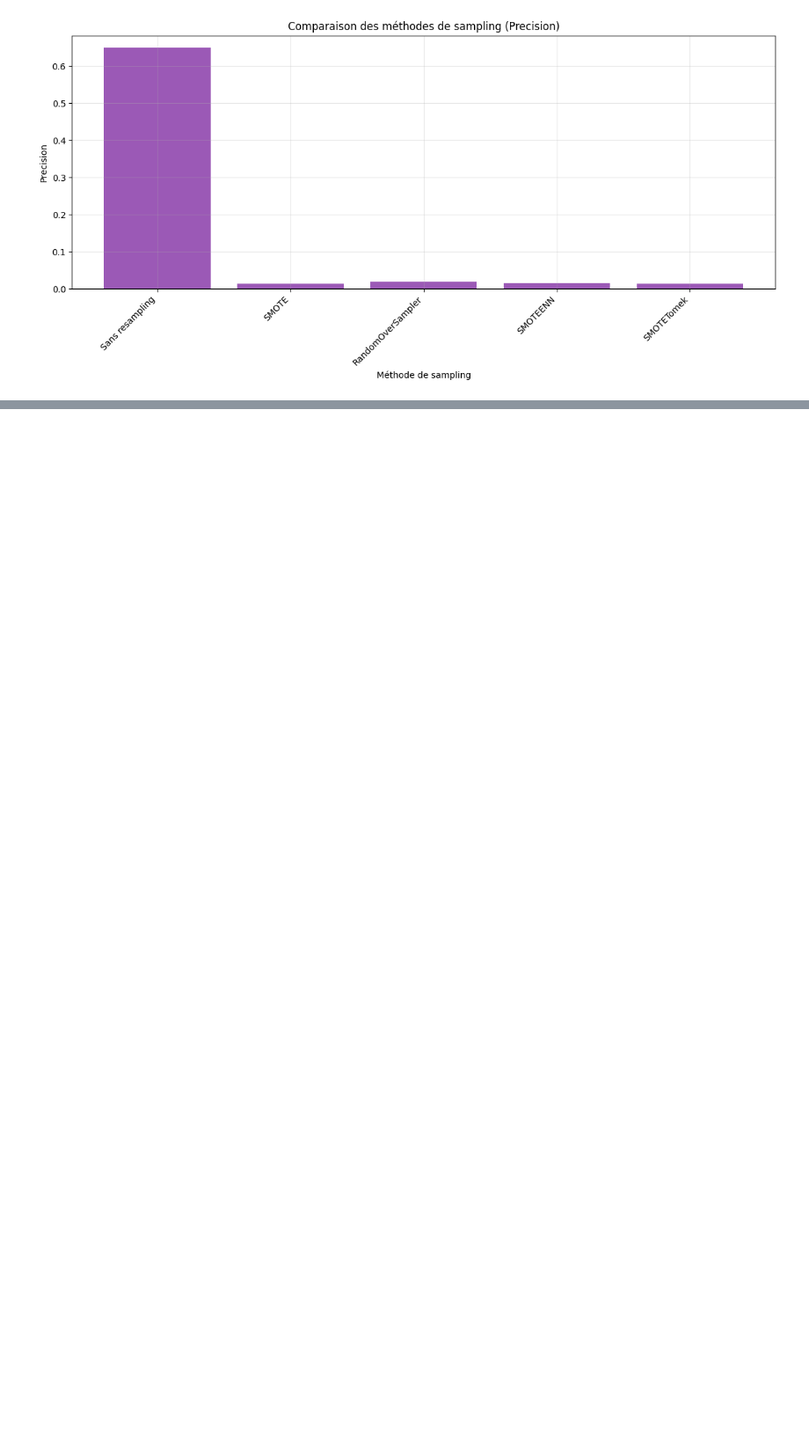
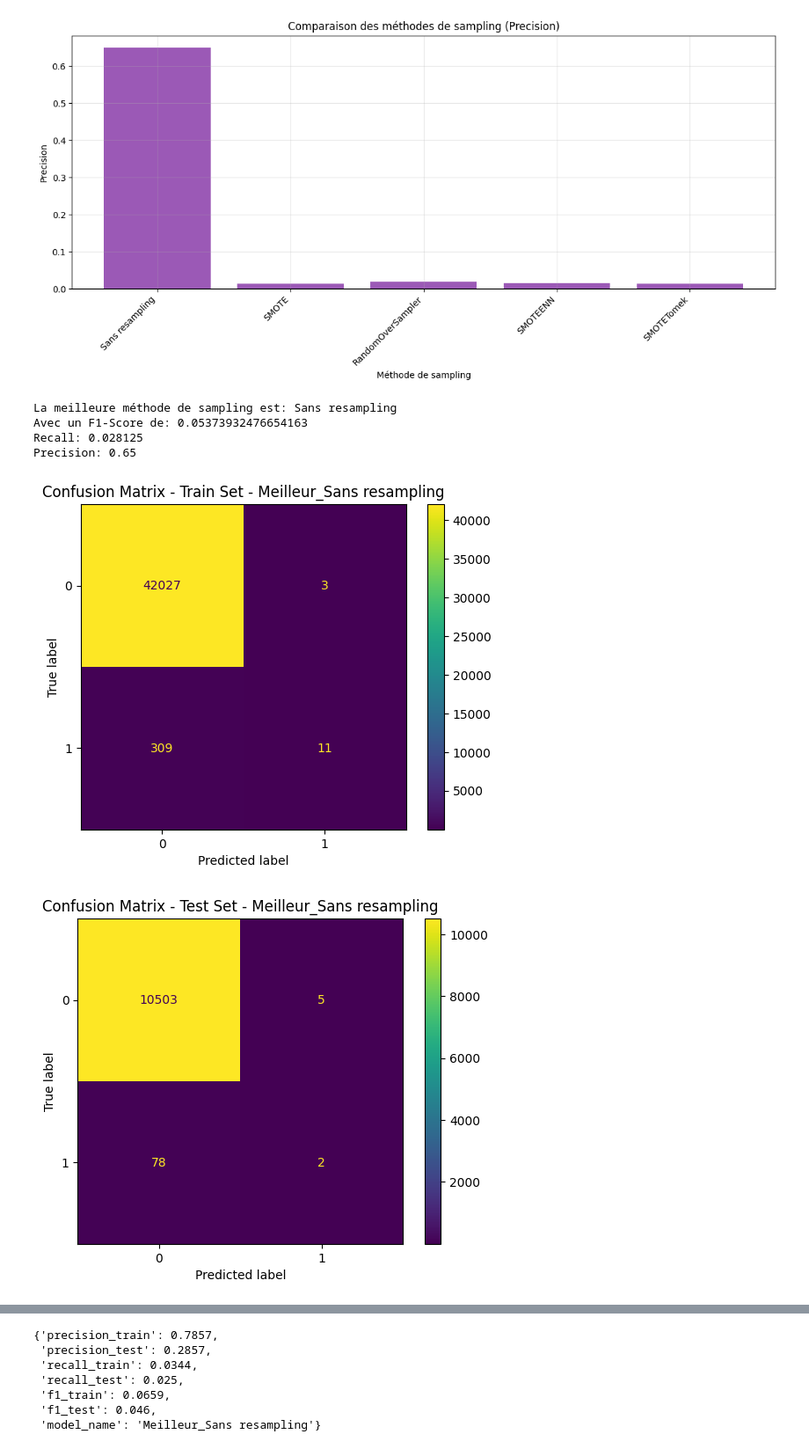
Before and after one commit to thibautmodrin/Jedha_Full_Stack_HPP_Prediction, a Jupyter notebook: 01_Notebooks/03_Model_LogReg.ipynb, the cells around one changed output, grey strips where cells are left out. Shown at 88% size. Drawn from its saved outputs; the diff is of its cells as text; code cells hidden in the pictures; blank space fills up the shorter version.

```diff
--- a/01_Notebooks/03_Model_LogReg.ipynb
+++ b/01_Notebooks/03_Model_LogReg.ipynb
@@ -906,3 +906,33 @@ Paramètres optimaux: {}
 [figure]
 [figure]
 [figure]
+# %%
+# Récupération du meilleur estimateur parmi toutes les méthodes de sampling
+
+# Trouver la meilleure méthode en fonction du F1-score
+meilleure_methode_nom = max(resultats_grid.keys(), key=lambda k: resultats_grid[k]['f1_score'])
+
+# Accéder aux résultats de la meilleure méthode
+meilleur_estimateur = resultats_grid[meilleure_methode_nom]['meilleur_estimateur']
+
+print(f"La meilleure méthode de sampling est: {meilleure_methode_nom}")
+print(f"Avec un F1-Score de: {resultats_grid[meilleure_methode_nom]['f1_score']}")
+print(f"Recall: {resultats_grid[meilleure_methode_nom]['recall_score']}")
+print(f"Precision: {resultats_grid[meilleure_methode_nom]['precision_score']}")
+
+# Assignation du meilleur estimateur à grid_search pour l'évaluation ultérieure
+grid_search = type('', (), {})()
+grid_search.best_estimator_ = meilleur_estimateur
+
+# Évaluation du meilleur modèle
+evaluate_model(meilleur_estimateur, X_train, X_test, y_train, y_test,
+               experiment_name="Meilleur_Modele_LogReg_HPP",
+               run_name=f'Meilleur_{meilleure_methode_nom}',
+               use_mlflow=use_mlflow)
+# %% [output]
+La meilleure méthode de sampling est: Sans resampling
+Avec un F1-Score de: 0.05373932476654163
+Recall: 0.028125
+Precision: 0.65
+[figure, added]
+[figure, added]
@@ -908,0 +945,7 @@ Paramètres optimaux: {}
+{'precision_train': 0.7857,
+ 'precision_test': 0.2857,
+ 'recall_train': 0.0344,
+ 'recall_test': 0.025,
+ 'f1_train': 0.0659,
+ 'f1_test': 0.046,
+ 'model_name': 'Meilleur_Sans resampling'}
```
Also changed, not shown: parts of 1 cell of this notebook.
